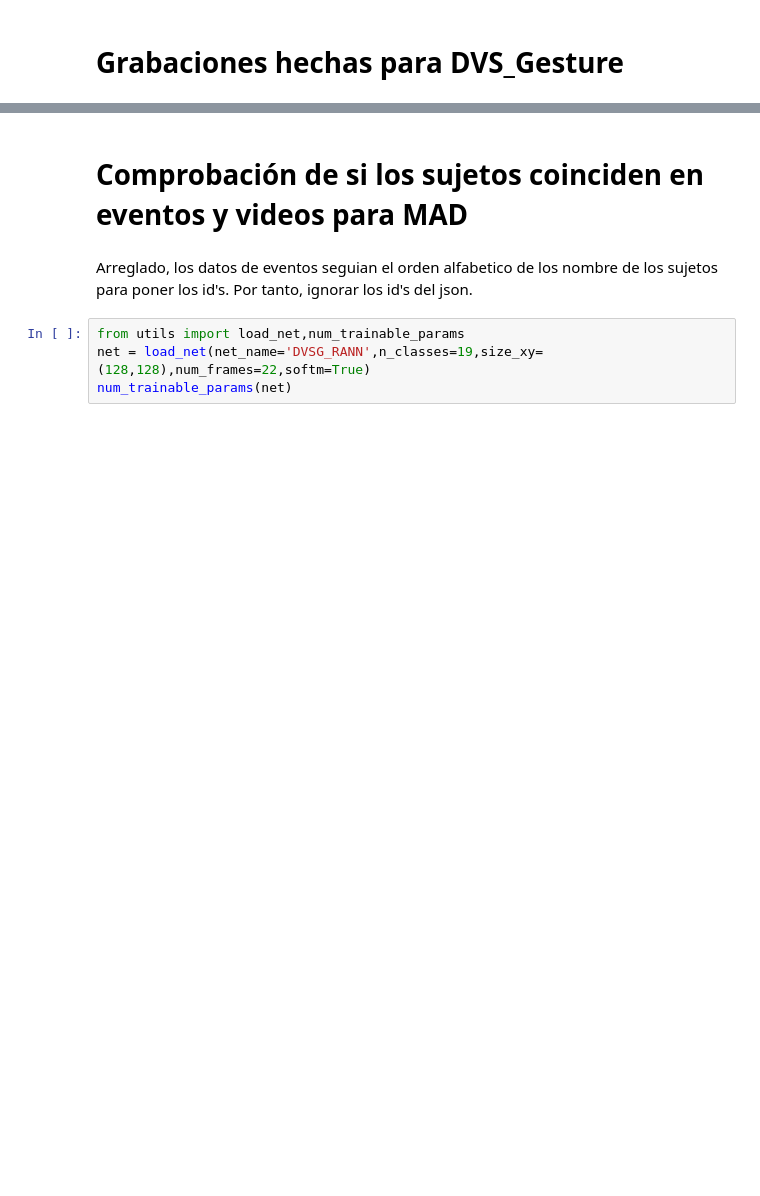
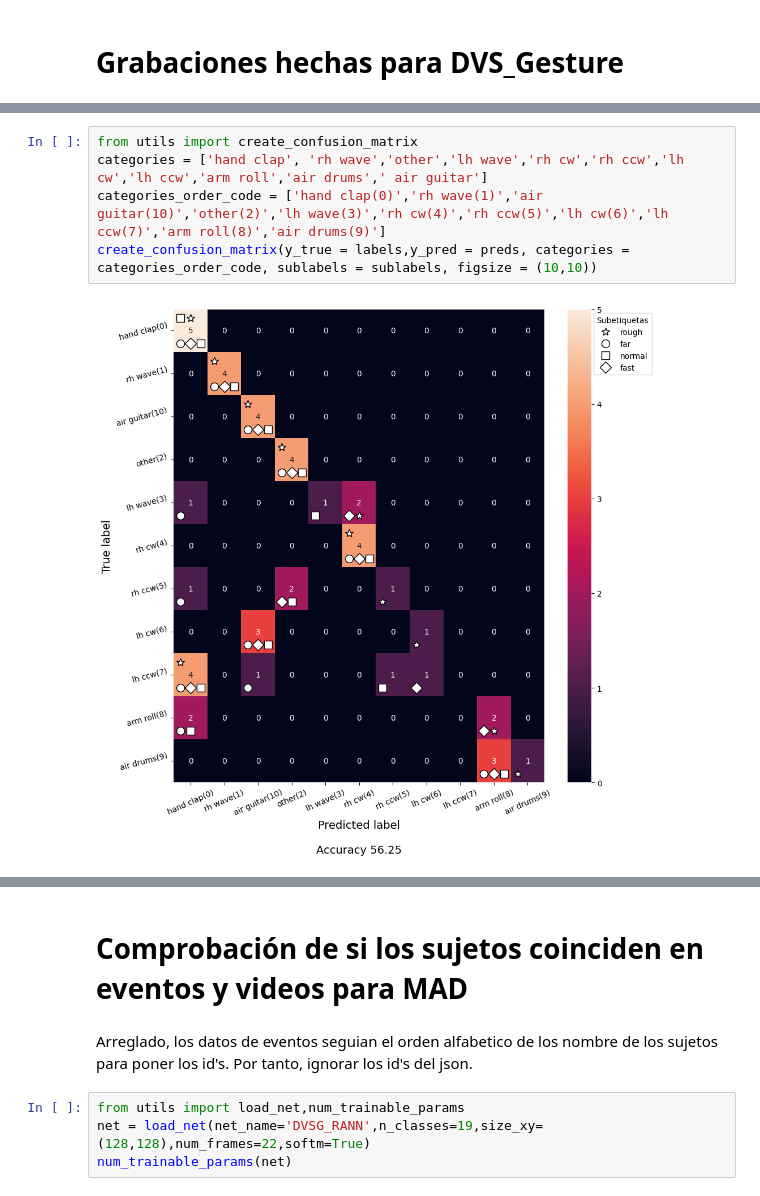
Before and after one commit to marcosesgonz/SNN_VisProc, a Jupyter notebook: src/Executions.ipynb, the cells around one changed output, grey strips where cells are left out. Drawn from its saved outputs; the diff is of its cells as text; blank space fills up the shorter version.

```diff
--- a/src/Executions.ipynb
+++ b/src/Executions.ipynb
@@ -125,0 +226,7 @@ executing.executing.NotOneValueFound: Expected one value, found 0
+# %%
+from utils import create_confusion_matrix
+categories = ['hand clap', 'rh wave','other','lh wave','rh cw','rh ccw','lh cw','lh ccw','arm roll','air drums',' air guitar']
+categories_order_code = ['hand clap(0)','rh wave(1)','air guitar(10)','other(2)','lh wave(3)','rh cw(4)','rh ccw(5)','lh cw(6)','lh ccw(7)','arm roll(8)','air drums(9)']
+create_confusion_matrix(y_true = labels,y_pred = preds, categories = categories_order_code, sublabels = sublabels, figsize = (10,10))
+# %% [output]
+[figure, added]
```
Also changed, not shown: parts of 38 cells of this notebook, 8 other files.
